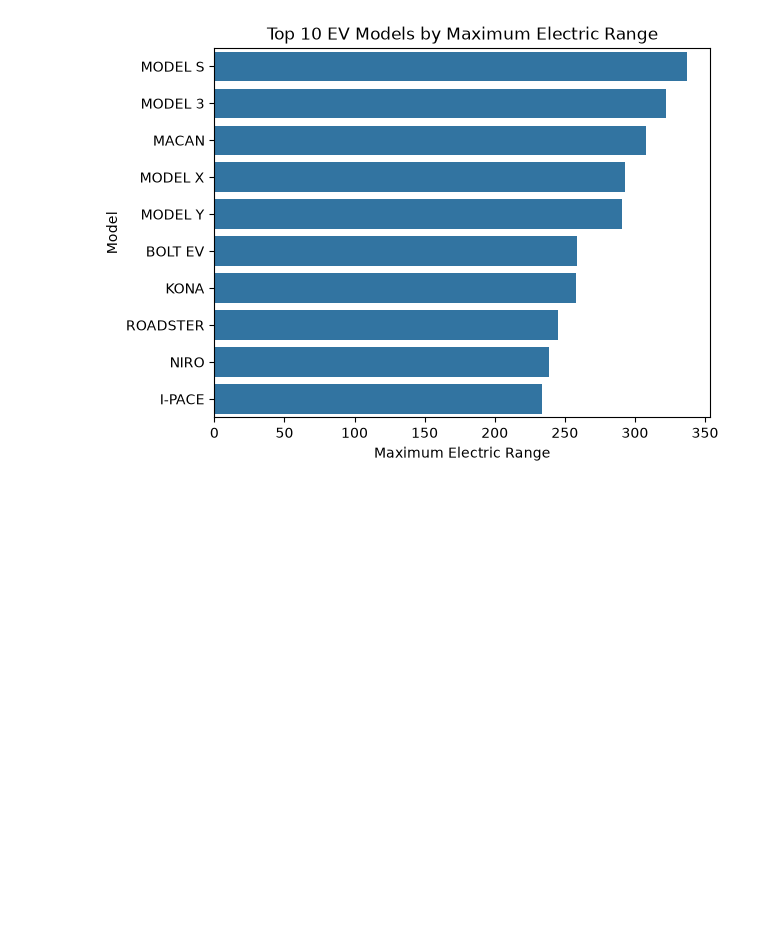
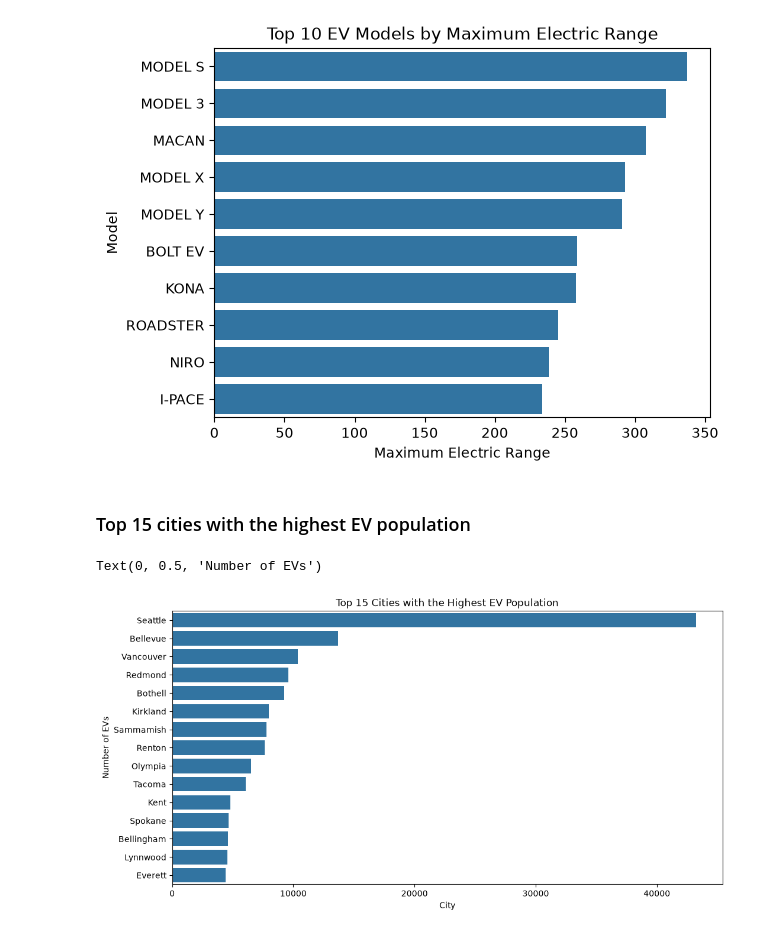
Before and after one commit to abhiii04-25/Electric-Vehicle-Population, a Jupyter notebook: Intermediate.ipynb, the cells around one changed output. Cells and saved outputs as stored; diff of their text form; code cells hidden in the pictures; blank space fills up the shorter version.

```diff
--- a/Intermediate.ipynb
+++ b/Intermediate.ipynb
@@ -106,3 +106,17 @@ plt.ylabel("Model")
 plt.show()
 # %% [output]
 [figure]
+# %% [markdown]
+### Top 15 cities with the highest EV population
+# %%
+top15 = df["City"].value_counts().head(15)
+
+plt.figure(figsize=(12, 6))
+sns.barplot(y=top15.index, x=top15.values)
+
+plt.title("Top 15 Cities with the Highest EV Population")
+plt.xlabel("City")
+plt.ylabel("Number of EVs")
+# %% [output]
+Text(0, 0.5, 'Number of EVs')
+[figure, added]
```
Also changed, not shown: parts of 6 cells of this notebook.
